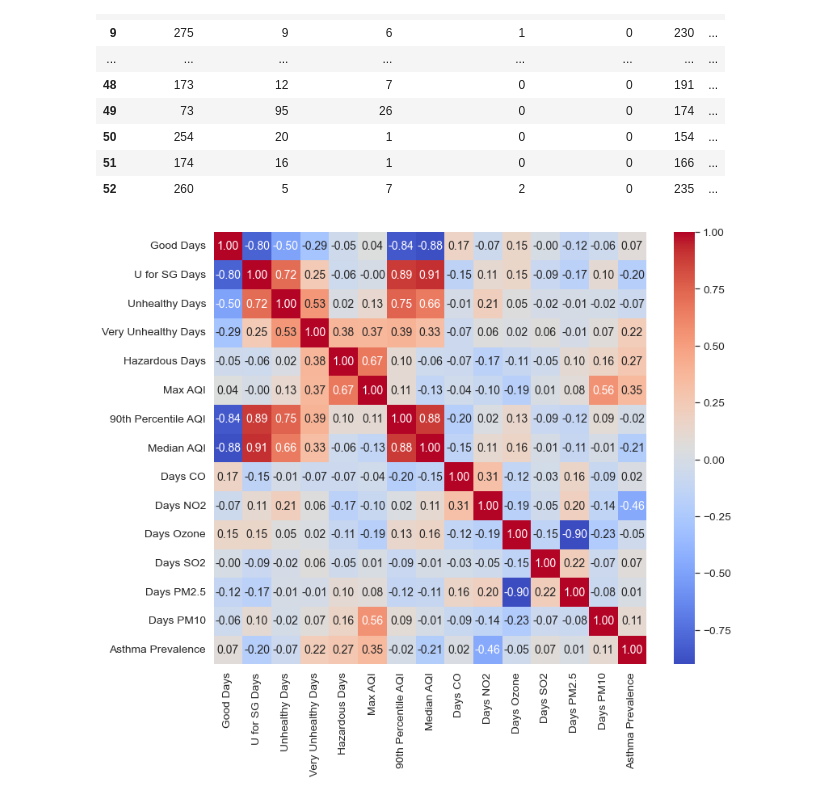
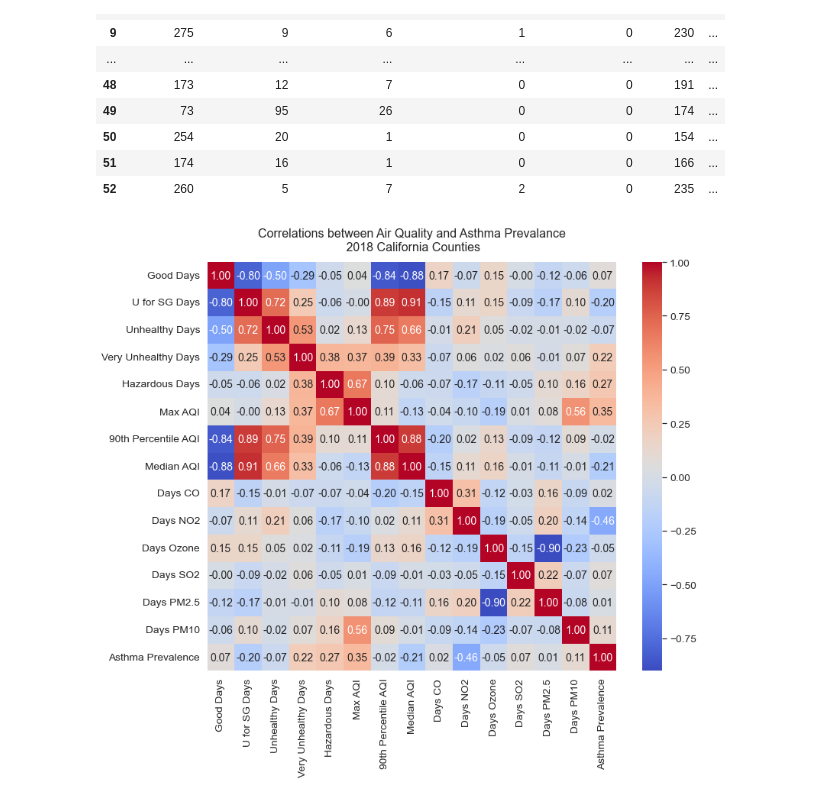
Before and after one commit to mjlaw/FIT_capstone, a Jupyter notebook: Jupyter_notebooks/Air Quality and Asthma part3.ipynb, the cells around one changed output. Saved outputs shown, nothing was run; the diff lists cells and outputs as text; code cells hidden in the pictures.

```diff
--- a/Jupyter_notebooks/Air Quality and Asthma part3.ipynb
+++ b/Jupyter_notebooks/Air Quality and Asthma part3.ipynb
@@ -967,18 +990,18 @@ cm18 = np.corrcoef(calAsthmaAQI2018Plotting.values.T)
 # %%
 sns.set(font_scale=1.25)
 #cbar - boolean to specify whether or not to draw the color bar
 #annot - boolean to specify whether or not to annotate the heatmap
 #square - boolean to specify whether or not to set the Axes aspect
 #to “equal” so each cell will be square-shaped.
 #fmt='.2f' - string formatting code to use when adding annotations
 #annot_kws - dict of key, value mappings, optional keyword arguments for
 #matplotlib.axes.Axes.text() when annot is True
 fig, ax = plt.subplots(figsize=(12,12))
-
+ax.set_title('Correlations between Air Quality and Asthma Prevalance\n 2018 California Counties', pad=15, fontsize=16, )
 hm = sns.heatmap(cm18, cmap='coolwarm', cbar=True, cbar_kws={"shrink": 0.82}, annot=True,square=True,fmt='.2f',
                 annot_kws={'size':14},yticklabels=cols,xticklabels=cols,
                 ax=ax)
 # %% [output]
-[figure, old version]
+[figure, new version]
 # %%
 plt.close()
```
Also changed, not shown: parts of 43 cells of this notebook, 1 other file.
